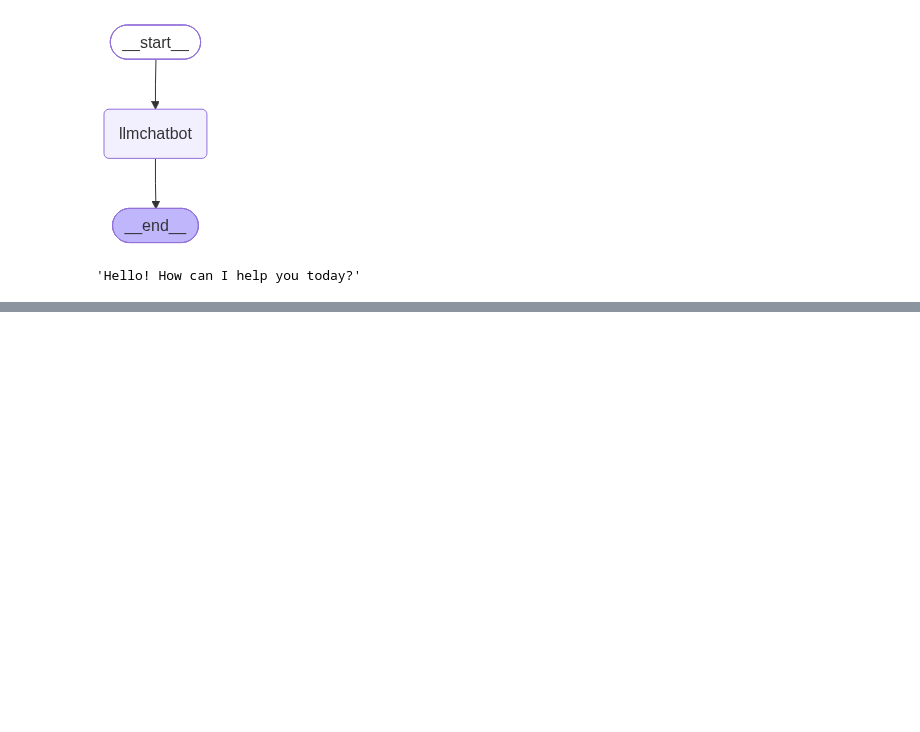
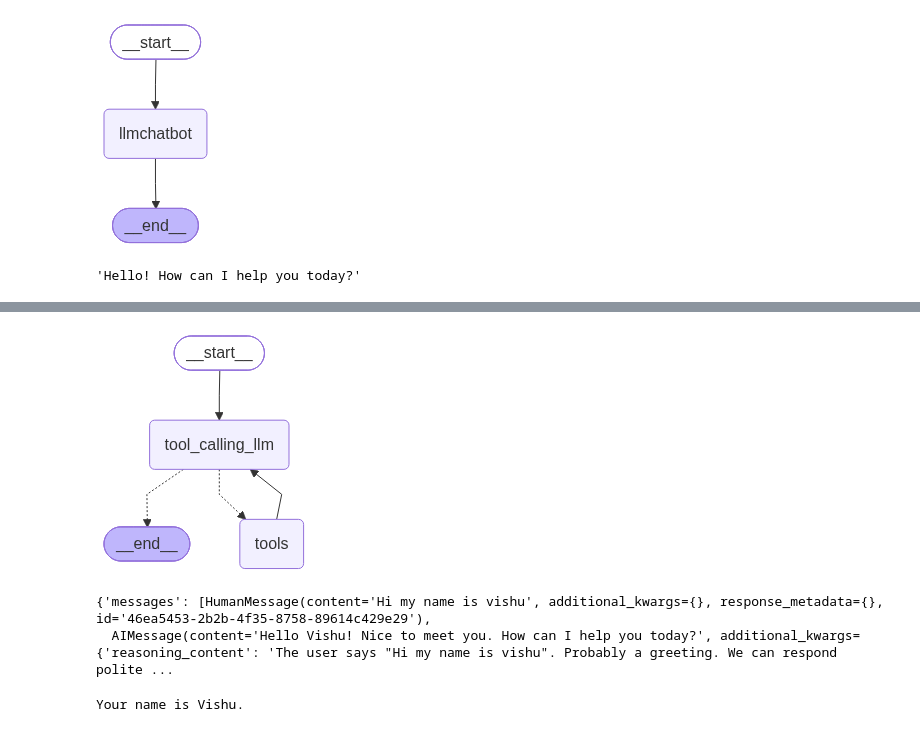
Before and after one commit to vishu2724/agents, a Jupyter notebook: langgraph/1-chatbot.ipynb, the cells around one changed output, grey strips where cells are left out. Cells and saved outputs as stored; diff of their text form; code cells hidden in the pictures; blank space fills up the shorter version.

```diff
--- a/langgraph/1-chatbot.ipynb
+++ b/langgraph/1-chatbot.ipynb
@@ -77,0 +294,53 @@ I'm just a program, so I don't have feelings, but I'm here and ready to help you
+# %%
+
+## Stategraph
+from langgraph.graph import StateGraph,START,END
+from langgraph.prebuilt import ToolNode
+from langgraph.prebuilt import tools_condition
+from langgraph.checkpoint.memory import MemorySaver
+
+#stores the data(memory) of every node
+memory = MemorySaver()
+
+## Node definition
+def tool_calling_llm(state:state):
+    return {"messages":[llm_with_tool.invoke(state["messages"])]}
+
+## Grpah
+builder=StateGraph(state)
+builder.add_node("tool_calling_llm",tool_calling_llm)
+builder.add_node("tools",ToolNode(tools))
+
+## Add Edges
+builder.add_edge(START, "tool_calling_llm")
+builder.add_conditional_edges(
+    "tool_calling_llm",
+    # If the latest message (result) from assistant is a tool call -> tools_condition routes to tools
+    # If the latest message (result) from assistant is a not a tool call -> tools_condition routes to END
+    tools_condition
+)
+builder.add_edge("tools","tool_calling_llm")
+
+## compile the graph
+graph=builder.compile(checkpointer=memory)
+
+from IPython.display import Image, display
+display(Image(graph.get_graph().draw_mermaid_png()))
+# %% [output]
+[figure, added]
+# %%
+config={"configurable":{"thread_id":"1"}}
+
+response=graph.invoke({"messages":"Hi my name is vishu"},config=config)
+
+response
+# %% [output]
+{'messages': [HumanMessage(content='Hi my name is vishu', additional_kwargs={}, response_metadata={}, id='46ea5453-2b2b-4f35-8758-89614c429e29'),
+  AIMessage(content='Hello Vishu! Nice to meet you. How can I help you today?', additional_kwargs={'reasoning_content': 'The user says "Hi my name is vishu". Probably a greeting. We can respond polite ...
+# %%
+
+response=graph.invoke({"messages":"Hey what is my name"},config=config)
+
+print(response['messages'][-1].content)
+# %% [output]
+Your name is Vishu.
```
Also changed, not shown: parts of 26 cells of this notebook, 3 other files.
